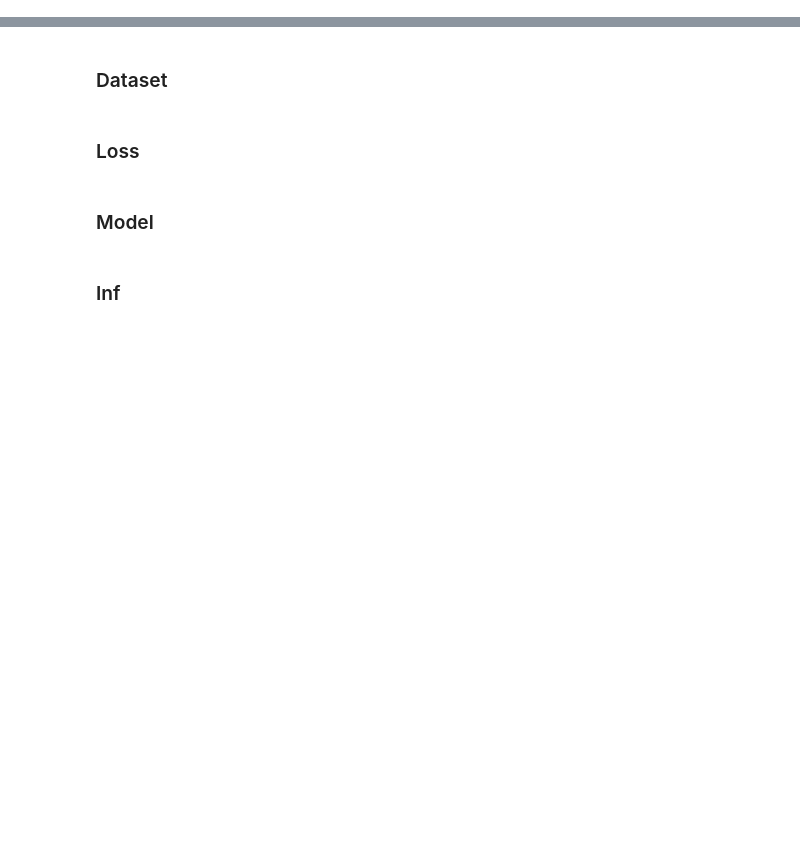
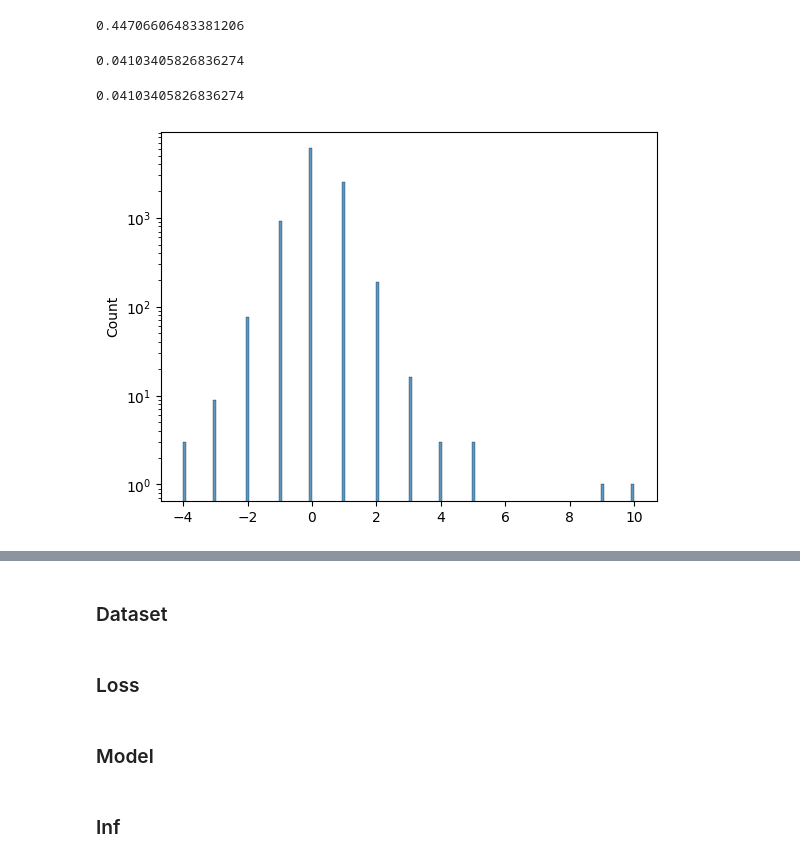
Before and after one commit to TheoViel/kaggle_rsna_lumbar_spine, a Jupyter notebook: notebooks/Training.ipynb, the cells around one changed output, grey strips where cells are left out. Cells and saved outputs as stored; diff of their text form; code cells hidden in the pictures; blank space fills up the shorter version.

```diff
--- a/notebooks/Training.ipynb
+++ b/notebooks/Training.ipynb
@@ -42,3 +44,14 @@ df = prepare_data_crop(DATA_PATH)  # , crop_folder="../input/crops_fix/")
 df = prepare_data_nfn(DATA_PATH, explode=False)
 # %%
 # df = prepare_data_ss_crop(crop_folder="../input/crops_fix/")
+# %%
+df = prepare_data_scs(DATA_PATH, crop_folder="../input/crops_fix/")
+# %%
+df_preds_coords = pd.read_csv('../output/seg_sag_coords.csv')
+df = df.merge(df_preds_coords, how="left")
+df['coords_2'] = df.apply(
+    lambda x: [{"Left": x.left, "Right": x.right, "Center": x.center}[x.side]],
+    axis=1
+)
+# %%
+err = df.apply(lambda x: x.coords_2[0] - x.coords[0], axis=1)
@@ -44,0 +70,17 @@ df = prepare_data_nfn(DATA_PATH, explode=False)
+# %%
+np.abs(err.values).mean()
+# %% [output]
+0.44706606483381206
+# %%
+((np.abs(err.values) > 5) * 100).mean()
+# %% [output]
+0.04103405826836274
+# %%
+((np.abs(err.values) > 5) * 100).mean()
+# %% [output]
+0.04103405826836274
+# %%
+sns.histplot(x=err.values)
+plt.yscale('log')
+# %% [output]
+[figure, added]
```
Also changed, not shown: parts of 3 cells of this notebook, 15 other files.
